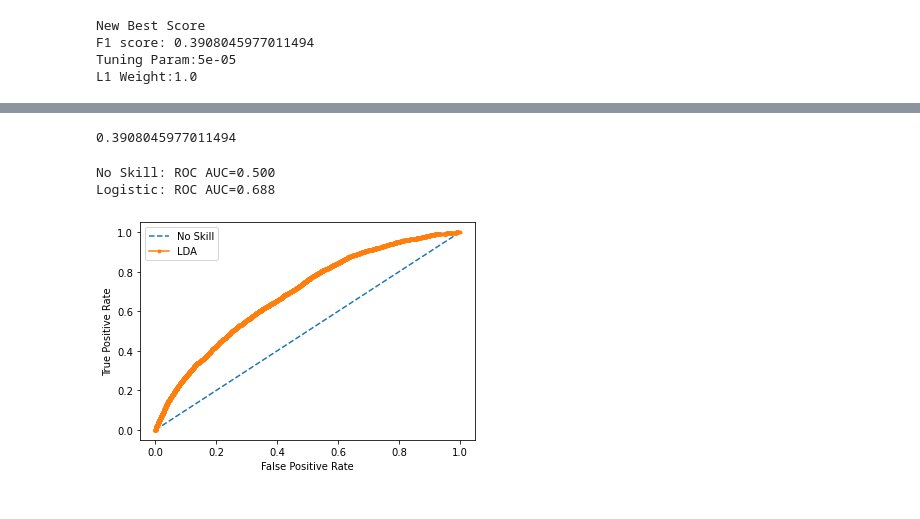
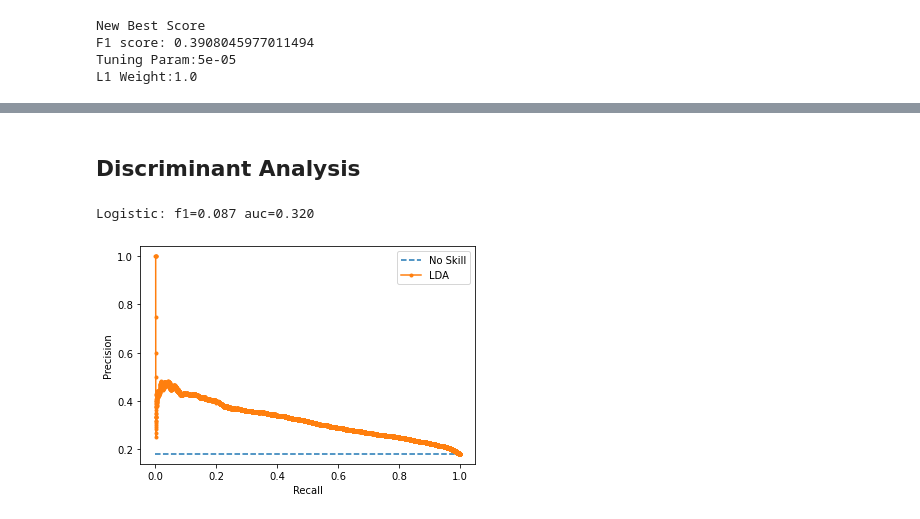
Before and after one commit to MarlonFacey/LoanDataLogReg, a Jupyter notebook: Loan Data EDA.ipynb, the cells around one changed output, grey strips where cells are left out. Drawn from its saved outputs; the diff is of its cells as text; code cells hidden in the pictures.

```diff
--- a/Loan Data EDA.ipynb
+++ b/Loan Data EDA.ipynb
@@ -397,3 +406,5 @@ res.summary()
 # %%
+#Transform Data
 X_trans = power_transform(X+1, method='box-cox')
+X_test_trans = power_transform(X_test+1, method='box-cox')
 # %%
@@ -404,9 +416,10 @@ freq[Y==0] = 1
 clf = GLM(Y,X_trans,family=families.Binomial(),freq_weights = freq)
 res = clf.fit()
 # %%
-lr_probs = res.predict(X_test)
-lr_probs = lr_probs.reset_index(drop=True)
+# Weighted Logistic Regression on Transformed Data
+lr_probs = res.predict(X_test_trans)
 lr_probs = lr_probs * (lr_probs > .5)
+y_pred = lr_probs > .5
 lr_precision, lr_recall, _ = precision_recall_curve(y_test, lr_probs)
 lr_f1, lr_auc = f1_score(y_test, y_pred), auc(lr_recall, lr_precision)
 # summarize scores
@@ -627,19 +632,6 @@ purpose_renewable_energy      0.000000
 purpose_small_business       -1.216407
 purpose_vacation             -1.442871
 dtype: float64
-# %%
-y_pred = round(res.predict(X_test))
-print(f1_score(y_test, y_pred))
-# %% [output]
-0.3908045977011494
-# %%
-qda_model = QDA()
-qda_model.fit(X,Y)
-y_pred = (y_pred > 0.5).astype('int')
-y_pred = qda_model.predict(X_test)
-
-print(f'Accuracy Score: {accuracy_score(y_test,y_pred)}')
-print(f'Confusion Matrix: \n{confusion_matrix(y_test, y_pred)}')
-print(f'Area Under Curve: {roc_auc_score(y_test, y_pred)}')
-print(f'Recall score: {recall_score(y_test,y_pred)}')
+# %% [markdown]
+## Discriminant Analysis <a name="discriminant_analysis"></a>
 # %%
@@ -661,30 +654,29 @@ lda_gs_results = gs.fit(X, Y)
 print("%-30s %4.10f" % ("LDA Best Score:", lda_gs_results.best_score_))
 print("%-30s %4s"    % ("LDA Best Parameters:", lda_gs_results.best_params_))
 # %%
+# LDA on normal data
 lda_model = LDA(shrinkage = 0.001, solver = 'lsqr')
 ns_probs = [0 for _ in range(len(y_test))]
-lr_probs = lda_model.fit(X_trans,Y)
+lda_model.fit(X,Y)
 lr_probs = lda_model.predict_proba(X_test)
-lr_probs = lr_probs[:,1]
-ns_auc = roc_auc_score(y_test, ns_probs)
-lr_auc = roc_auc_score(y_test, lr_probs)
-print('No Skill: ROC AUC=%.3f' % (ns_auc))
-print('Logistic: ROC AUC=%.3f' % (lr_auc))
-# calculate roc curves
-ns_fpr, ns_tpr, _ = roc_curve(y_test, ns_probs)
-lr_fpr, lr_tpr, _ = roc_curve(y_test, lr_probs)
-# plot the roc curve for the model
-plt.plot(ns_fpr, ns_tpr, linestyle='--', label='No Skill')
-plt.plot(lr_fpr, lr_tpr, marker='.', label='LDA')
+y_pred = lda_model.predict(X_test)
+lr_probs = lr_probs[:, 1]
+lr_precision, lr_recall, _ = precision_recall_curve(y_test, lr_probs)
+lr_f1, lr_auc = f1_score(y_test, y_pred), auc(lr_recall, lr_precision)
+# summarize scores
+print('Logistic: f1=%.3f auc=%.3f' % (lr_f1, lr_auc))
+# plot the precision-recall curves
+no_skill = len(y_test[y_test==1]) / len(y_test)
+plt.plot([0, 1], [no_skill, no_skill], linestyle='--', label='No Skill')
+plt.plot(lr_recall, lr_precision, marker='.', label='LDA')
 # axis labels
-plt.xlabel('False Positive Rate')
-plt.ylabel('True Positive Rate')
+plt.xlabel('Recall')
+plt.ylabel('Precision')
 # show the legend
 plt.legend()
 # show the plot
 plt.show()
 # %% [output]
-No Skill: ROC AUC=0.500
-Logistic: ROC AUC=0.688
+Logistic: f1=0.087 auc=0.320
-[figure, old version]
+[figure, new version]
 # %%
```
Also changed, not shown: parts of 36 cells of this notebook.
